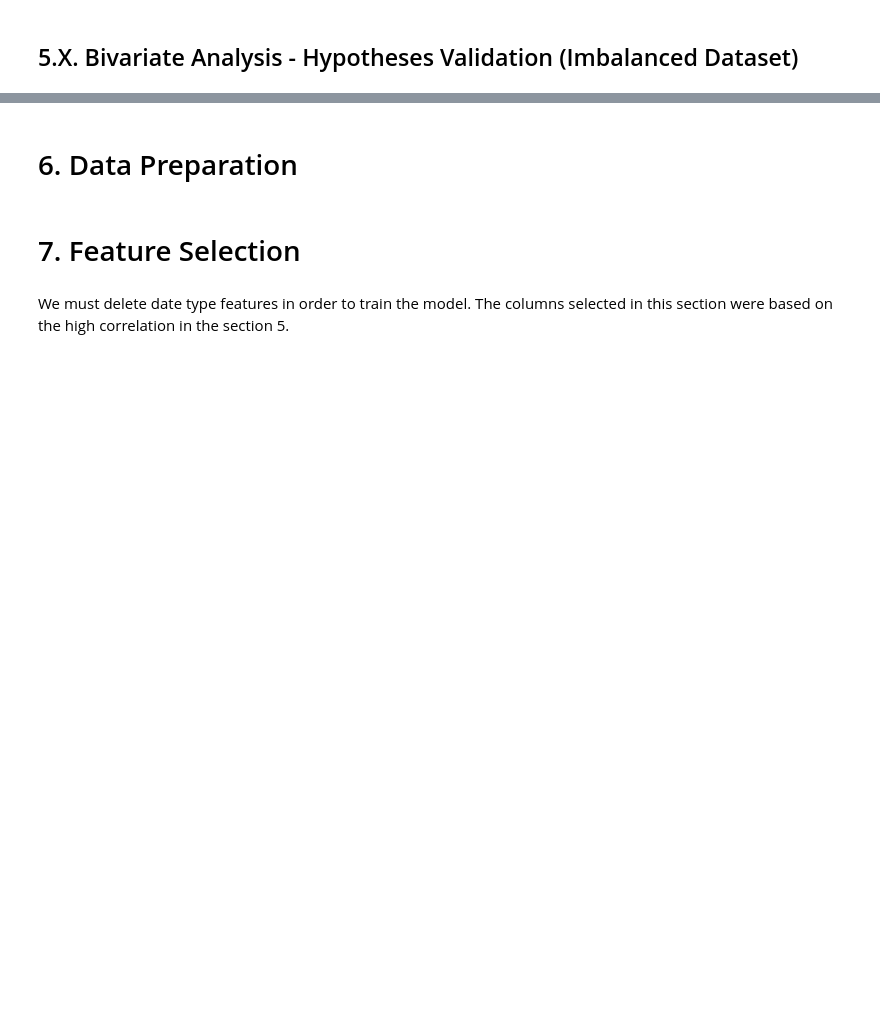
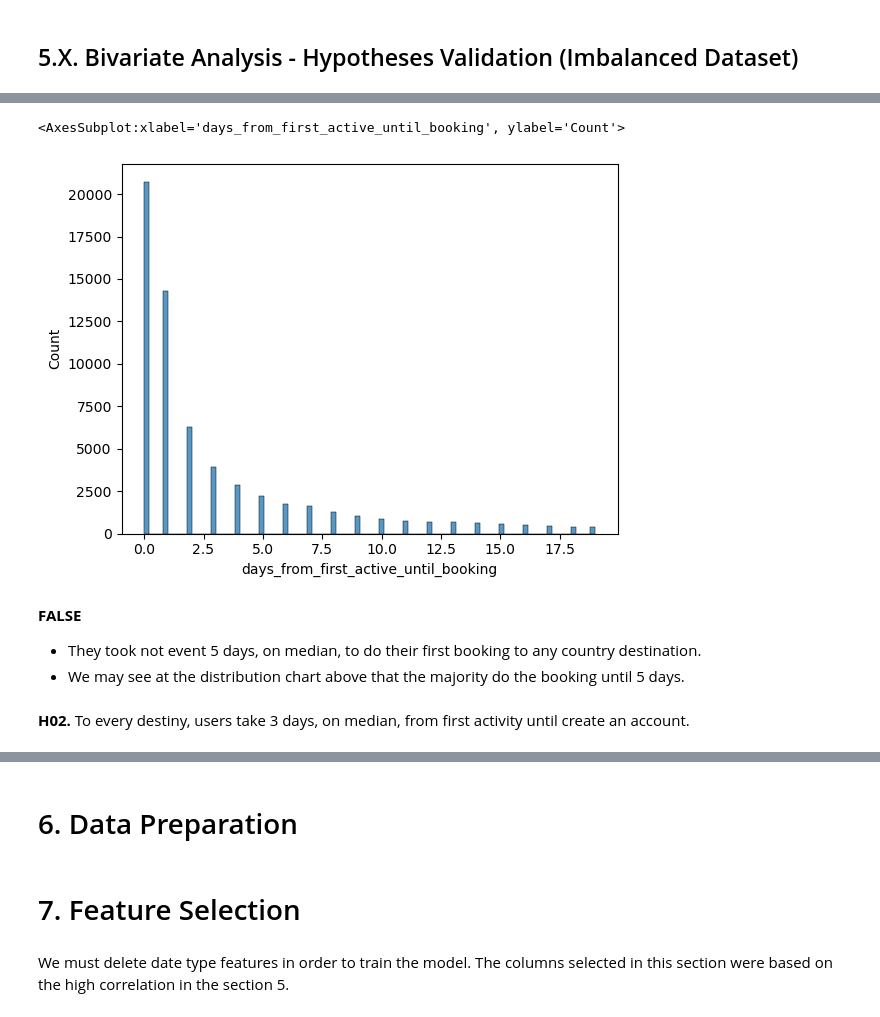
Before and after one commit to lucasquemelli/airbnb, a Jupyter notebook: airbnb.ipynb, the cells around one changed output, grey strips where cells are left out. Drawn from its saved outputs; the diff is of its cells as text; code cells hidden in the pictures; blank space fills up the shorter version.

```diff
--- a/airbnb.ipynb
+++ b/airbnb.ipynb
@@ -1220,0 +1185,13 @@ The main objective of this analysis is to evaluate the correlation between the v
+# %%
+aux03 = df5[(df5["days_from_first_active_until_booking"] < 20)]["days_from_first_active_until_booking"]
+sns.histplot(aux03)
+# %% [output]
+<AxesSubplot:xlabel='days_from_first_active_until_booking', ylabel='Count'>
+[figure, added]
+# %% [markdown]
+**FALSE**
+
+- They took not event 5 days, on median, to do their first booking to any country destination.
+- We may see at the distribution chart above that the majority do the booking until 5 days.
+# %% [markdown]
+**H02.** To every destiny, users take 3 days, on median, from first activity until create an account.
```
Also changed, not shown: parts of 49 cells of this notebook.
